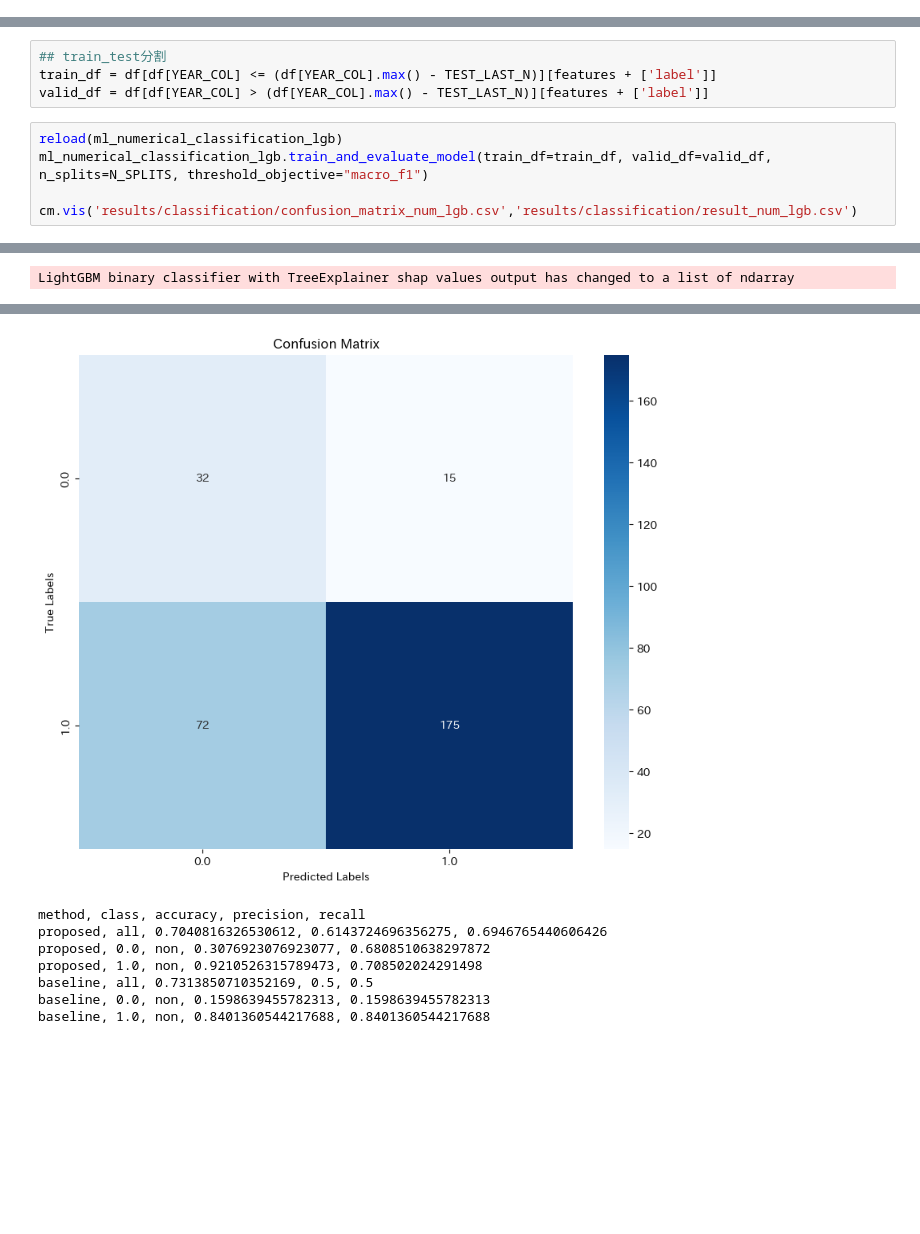
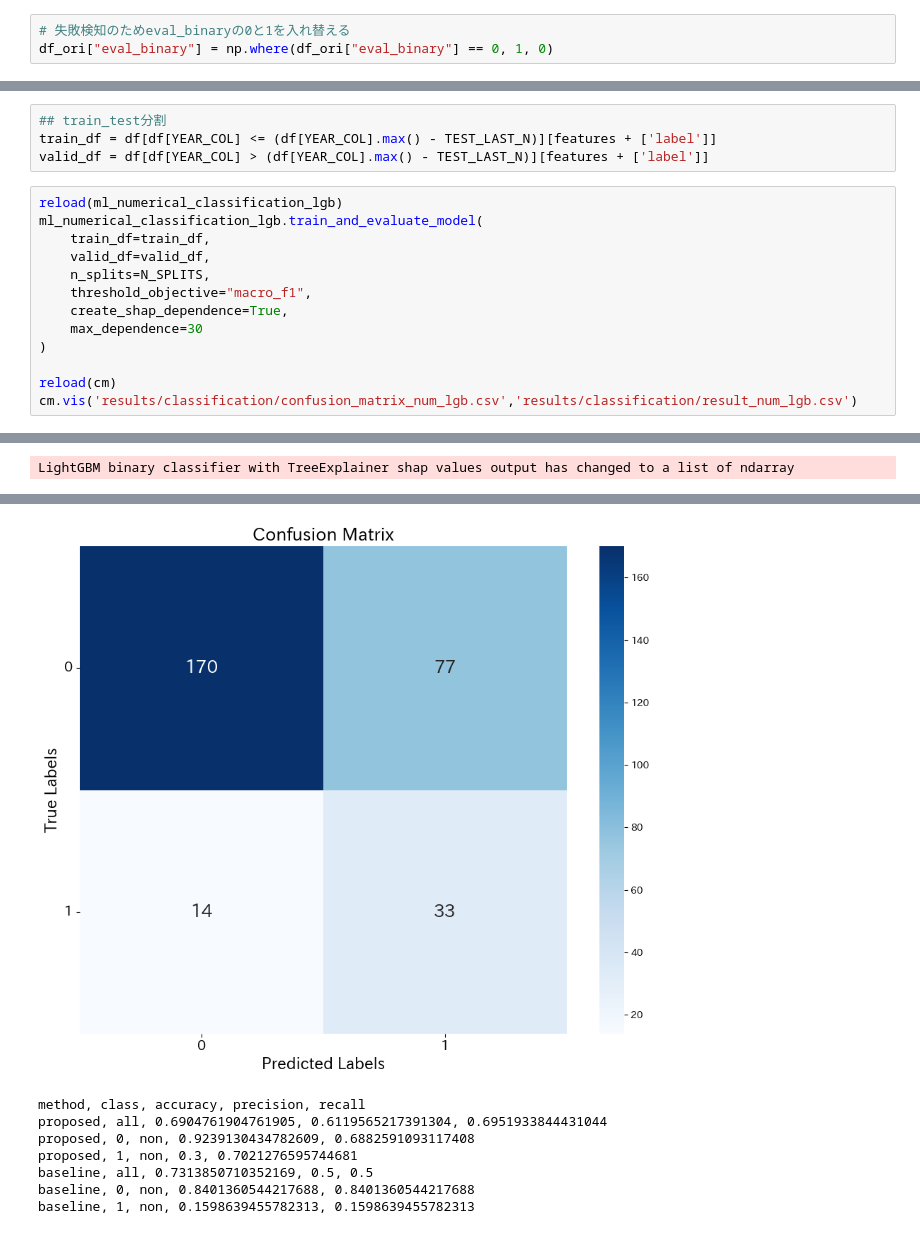
Before and after one commit to MatangoNyanya/post-project-eval, a Jupyter notebook: ml_prediction/prediction.ipynb, the cells around one changed output, grey strips where cells are left out. Saved outputs shown, nothing was run; the diff lists cells and outputs as text; blank space fills up the shorter version.

```diff
--- a/ml_prediction/prediction.ipynb
+++ b/ml_prediction/prediction.ipynb
@@ -93,6 +92,9 @@ print(df_ori['eval_binary'].isnull().sum())
 df_ori = df_ori.dropna(subset=['eval_binary'])
 # %% [output]
 50
+# %%
+# 失敗検知のためeval_binaryの0と1を入れ替える
+df_ori["eval_binary"] = np.where(df_ori["eval_binary"] == 0, 1, 0)
 # %%
 df_ori = df_ori.rename(columns={
   LABEL_BINARY_COL: "label",
@@ -324,7 +338,15 @@ train_df = df[df[YEAR_COL] <= (df[YEAR_COL].max() - TEST_LAST_N)][features + ['l
 valid_df = df[df[YEAR_COL] > (df[YEAR_COL].max() - TEST_LAST_N)][features + ['label']]
 # %%
 reload(ml_numerical_classification_lgb)
-ml_numerical_classification_lgb.train_and_evaluate_model(train_df=train_df, valid_df=valid_df, n_splits=N_SPLITS, threshold_objective="macro_f1")
+ml_numerical_classification_lgb.train_and_evaluate_model(
+    train_df=train_df,
+    valid_df=valid_df,
+    n_splits=N_SPLITS,
+    threshold_objective="macro_f1",
+    create_shap_dependence=True,
+    max_dependence=30
+)
 
+reload(cm)
 cm.vis('results/classification/confusion_matrix_num_lgb.csv','results/classification/result_num_lgb.csv')
 # %% [output]
@@ -351,8 +389,8 @@ SHAP values array shape: (2, 294, 2923)
-[figure, old version]
+[figure, new version]
 method, class, accuracy, precision, recall
-proposed, all, 0.7040816326530612, 0.6143724696356275, 0.6946765440606426
-proposed, 0.0, non, 0.3076923076923077, 0.6808510638297872
-proposed, 1.0, non, 0.9210526315789473, 0.708502024291498
+proposed, all, 0.6904761904761905, 0.6119565217391304, 0.6951933844431044
+proposed, 0, non, 0.9239130434782609, 0.6882591093117408
+proposed, 1, non, 0.3, 0.7021276595744681
 baseline, all, 0.7313850710352169, 0.5, 0.5
-baseline, 0.0, non, 0.1598639455782313, 0.1598639455782313
-baseline, 1.0, non, 0.8401360544217688, 0.8401360544217688
+baseline, 0, non, 0.8401360544217688, 0.8401360544217688
+baseline, 1, non, 0.1598639455782313, 0.1598639455782313
```
Also changed, not shown: parts of 7 cells of this notebook, 53 other files.
